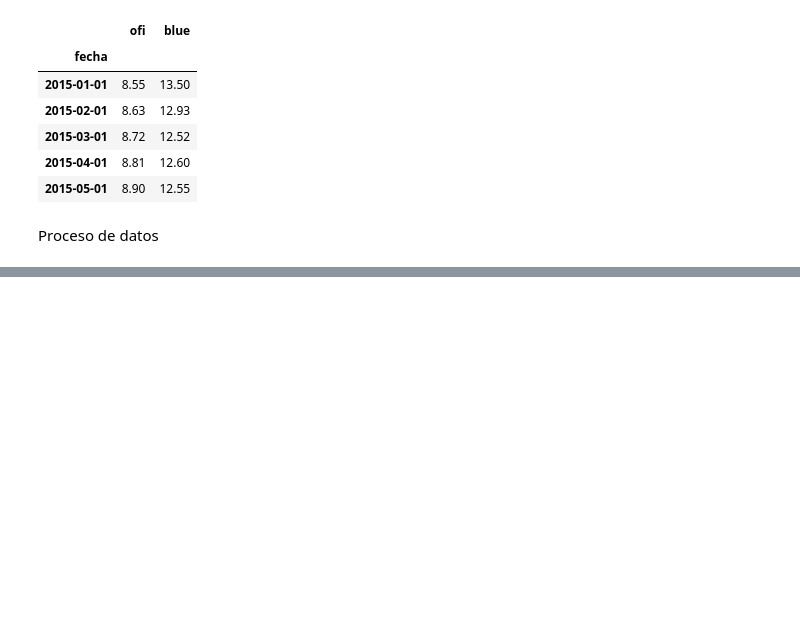
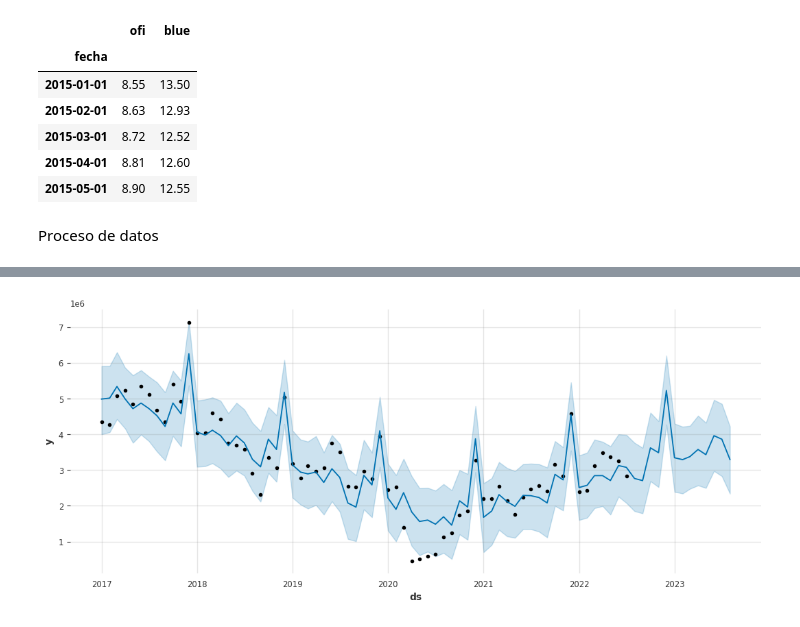
Before and after one commit to waldof86/AST, a Jupyter notebook: TP2/TP2.ipynb, the cells around one changed output, grey strips where cells are left out. Saved outputs shown, nothing was run; the diff lists cells and outputs as text; code cells hidden in the pictures; blank space fills up the shorter version.

```diff
--- a/TP2/TP2.ipynb
+++ b/TP2/TP2.ipynb
@@ -388,0 +531,5 @@ df_vent = pd.merge(df_vent, df_clima, left_on='Periodo', right_on='fecha', how='
+# %%
+# Se define la base de entrenamiento (90%) y testeo (10%)
+train = df[:int(0.85*(len(df)))]
+test = df[int(0.85*(len(df))):]
+#test.info()
@@ -388,0 +539,3 @@ df_vent = pd.merge(df_vent, df_clima, left_on='Periodo', right_on='fecha', how='
+# %%
+m = Prophet(interval_width=0.95)
+m.fit(train)
@@ -388,0 +546,6 @@ df_vent = pd.merge(df_vent, df_clima, left_on='Periodo', right_on='fecha', how='
+# %%
+# Se define la cantidad de períodos a predecir. 44 equivale a la base de testeo
+future = m.make_future_dataframe(periods=13, freq='MS')
+# %%
+forecast = m.predict(future)
+forecast[['ds', 'yhat', 'yhat_lower', 'yhat_upper']].tail()
@@ -388,0 +559,8 @@ df_vent = pd.merge(df_vent, df_clima, left_on='Periodo', right_on='fecha', how='
+# %%
+f, ax = plt.subplots(1)
+f.set_figheight(5)
+f.set_figwidth(13)
+fig = m.plot(forecast,ax=ax)
+plt.show()
+# %% [output]
+[figure, added]
```
Also changed, not shown: parts of 33 cells of this notebook, 13 other files.
